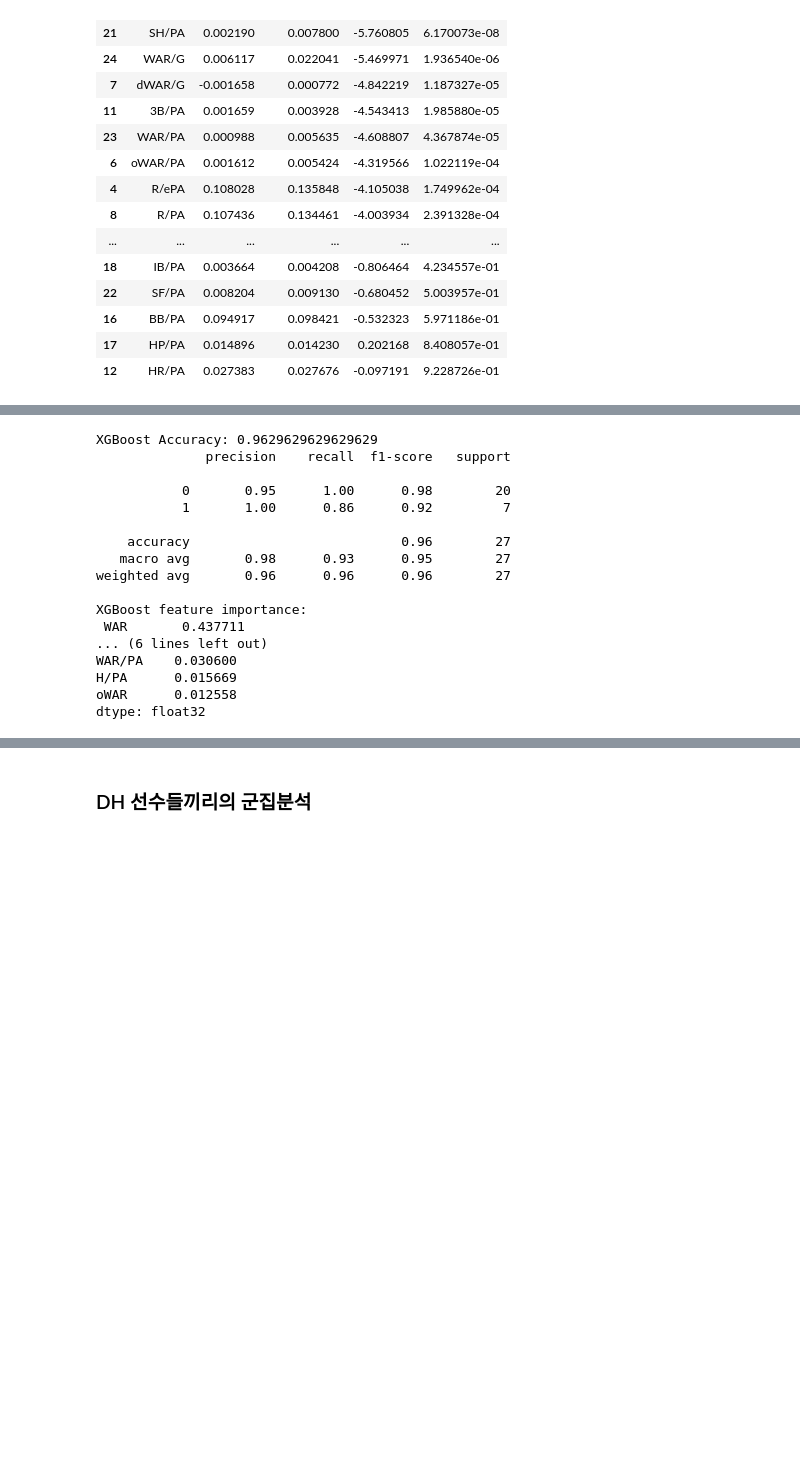
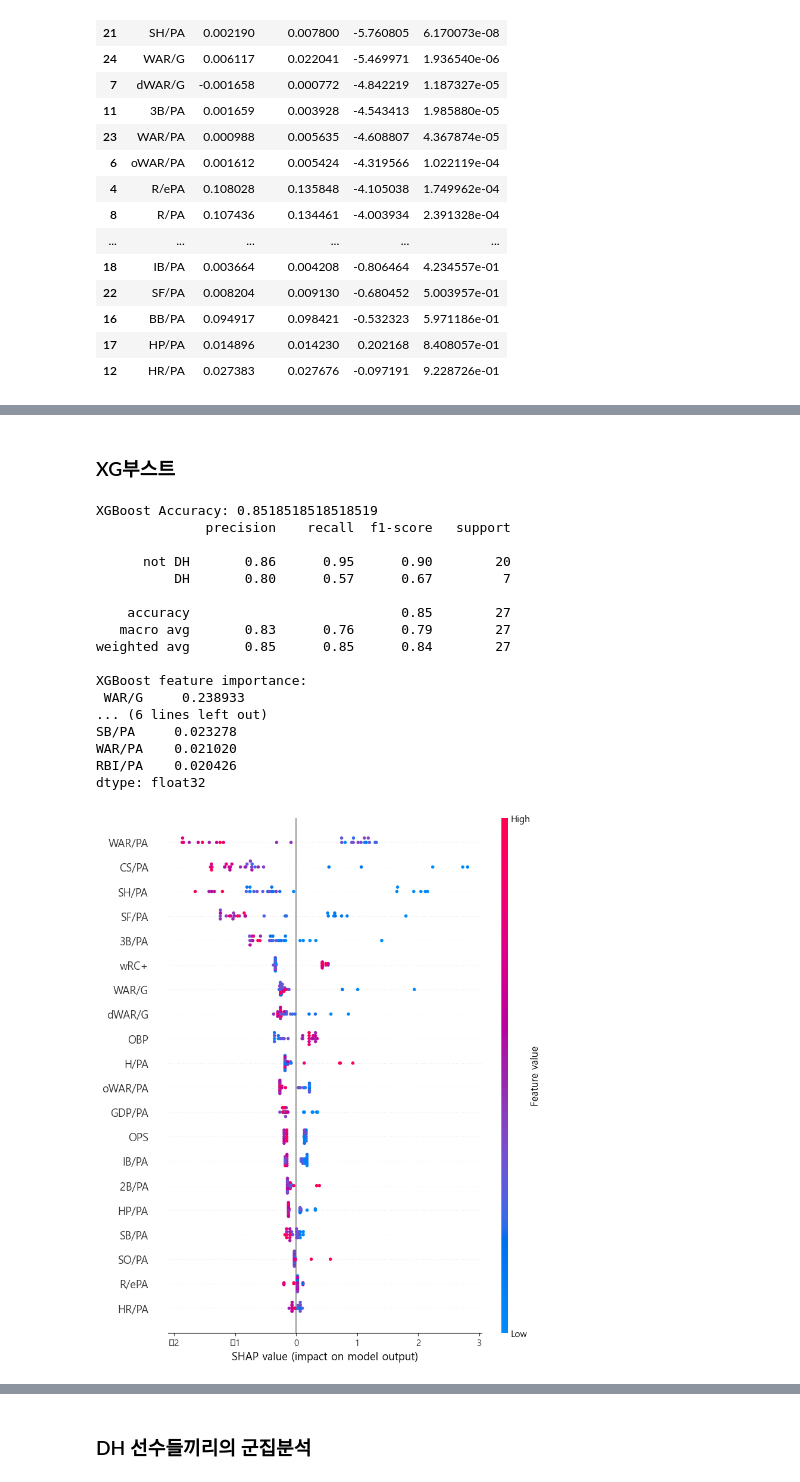
Before and after one commit to choiwj0215/datathon-team-11, a Jupyter notebook: 이민정/전처리/가설확인_지명타자.ipynb, the cells around one changed output, grey strips where cells are left out. Cells and saved outputs as stored; diff of their text form; code cells hidden in the pictures; blank space fills up the shorter version.

```diff
--- a/이민정/전처리/가설확인_지명타자.ipynb
+++ b/이민정/전처리/가설확인_지명타자.ipynb
@@ -173,32 +199,45 @@ dtype: float64
+# %% [markdown]
+### XG부스트
 # %%
 # XGBoost
 xgb_model = xgb.XGBClassifier(use_label_encoder=False, eval_metric='logloss', random_state=42)
 xgb_model.fit(X_train, y_train)
 y_pred_xgb = xgb_model.predict(X_test)
 print("XGBoost Accuracy:", accuracy_score(y_test, y_pred_xgb))
-print(classification_report(y_test, y_pred_xgb))
+print(classification_report(y_test, y_pred_xgb, target_names=["not DH", "DH"]))
 
 # 피처중요도
 importance_xgb = pd.Series(xgb_model.feature_importances_, index=features).sort_values(ascending=False)
 print("XGBoost feature importance:\n", importance_xgb.head(10))
 # %% [output]
-XGBoost Accuracy: 0.9629629629629629
+XGBoost Accuracy: 0.8518518518518519
               precision    recall  f1-score   support
 
-           0       0.95      1.00      0.98        20
-           1       1.00      0.86      0.92         7
+      not DH       0.86      0.95      0.90        20
+          DH       0.80      0.57      0.67         7
 
-    accuracy                           0.96        27
-   macro avg       0.98      0.93      0.95        27
-weighted avg       0.96      0.96      0.96        27
+    accuracy                           0.85        27
+   macro avg       0.83      0.76      0.79        27
+weighted avg       0.85      0.85      0.84        27
 
 XGBoost feature importance:
- WAR       0.437711
+ WAR/G     0.238933
 ... (6 lines left out)
-WAR/PA    0.030600
-H/PA      0.015669
-oWAR      0.012558
+SB/PA     0.023278
+WAR/PA    0.021020
+RBI/PA    0.020426
 dtype: float32
+# %%
+explainer = shap.TreeExplainer(xgb_model)
+
+shap_values = explainer(X_test)
+
+if len(shap_values.values.shape) == 3:
+    shap.summary_plot(shap_values.values[:, :, 1], X_test)
+else:
+    shap.summary_plot(shap_values.values, X_test)
+# %% [output]
+[figure, added]
 # %%
 plt.figure(figsize=(10,6))
 sns.barplot(x=importance_xgb.head(10).values, y=importance_xgb.head(10).index)
```
Also changed, not shown: parts of 12 cells of this notebook.
